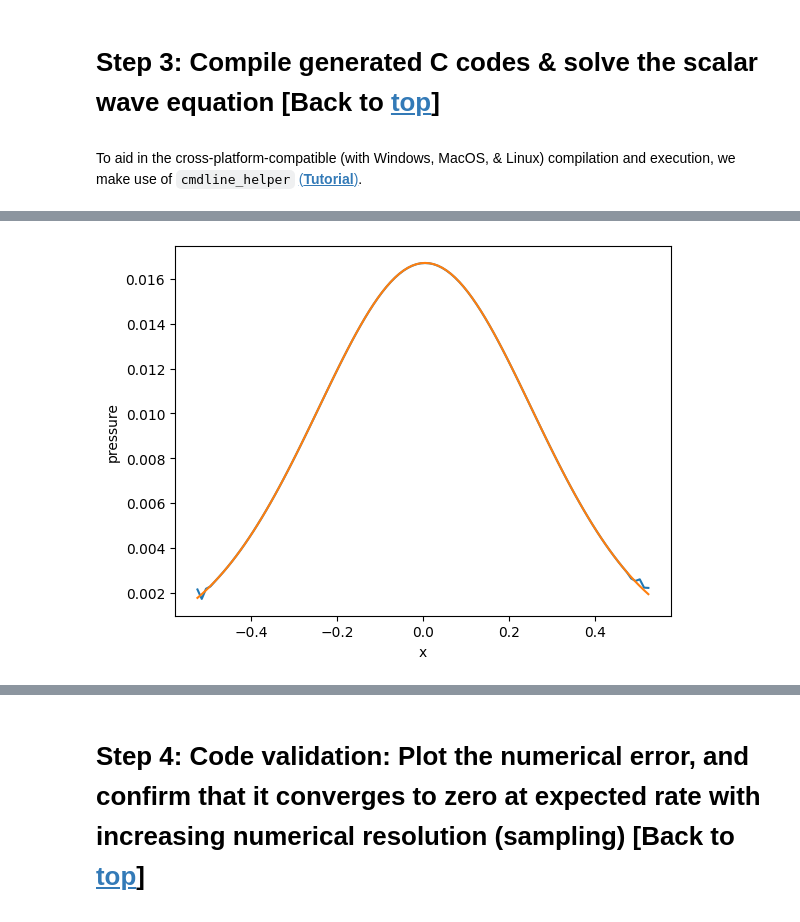
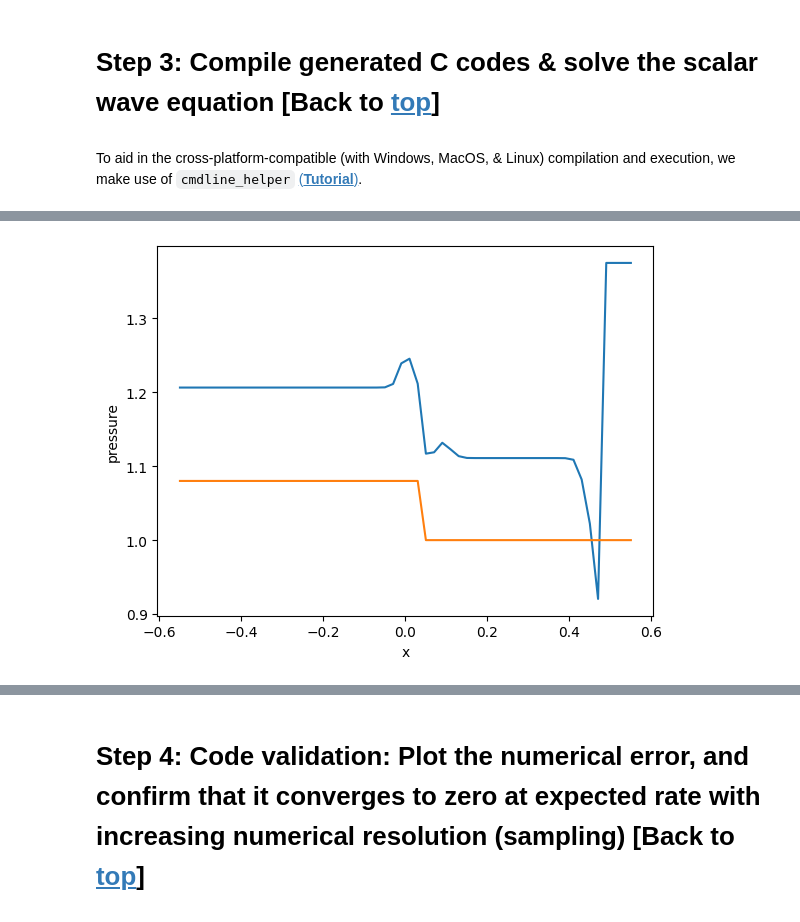
Before and after one commit to GRHayL/GRHayL, a Jupyter notebook: implementations/GRHayL_NRPy_IGM/Tutorial-GRHayL_NRPy_IGM.ipynb, the cells around one changed output, grey strips where cells are left out. Drawn from its saved outputs; the diff is of its cells as text; code cells hidden in the pictures.

```diff
--- a/implementations/GRHayL_NRPy_IGM/Tutorial-GRHayL_NRPy_IGM.ipynb
+++ b/implementations/GRHayL_NRPy_IGM/Tutorial-GRHayL_NRPy_IGM.ipynb
@@ -2417,17 +2466,17 @@ Finished compilation.
 import numpy as np
 import matplotlib.pyplot as plt
 # %%
-idx = -1
+idx = -2
 
-raw_data = np.loadtxt("GRHayL_NRPy_IGM_Ccodes/output/out106__read-00000010.txt")
+raw_data = np.loadtxt("GRHayL_NRPy_IGM_Ccodes/output/out56__b5-00000005.txt")
 plt.plot(raw_data[:,3], raw_data[:, idx])
 
-raw_data_init = np.loadtxt("GRHayL_NRPy_IGM_Ccodes/output/out106__read-00000000.txt")
+raw_data_init = np.loadtxt("GRHayL_NRPy_IGM_Ccodes/output/out56__b5-00000000.txt")
 plt.plot(raw_data_init[:,3], raw_data_init[:, idx])
 
 plt.xlabel("x")
 plt.ylabel("pressure")
 
 plt.show()
 # %% [output]
-[figure, old version]
+[figure, new version]
```
Also changed, not shown: parts of 10 cells of this notebook.
